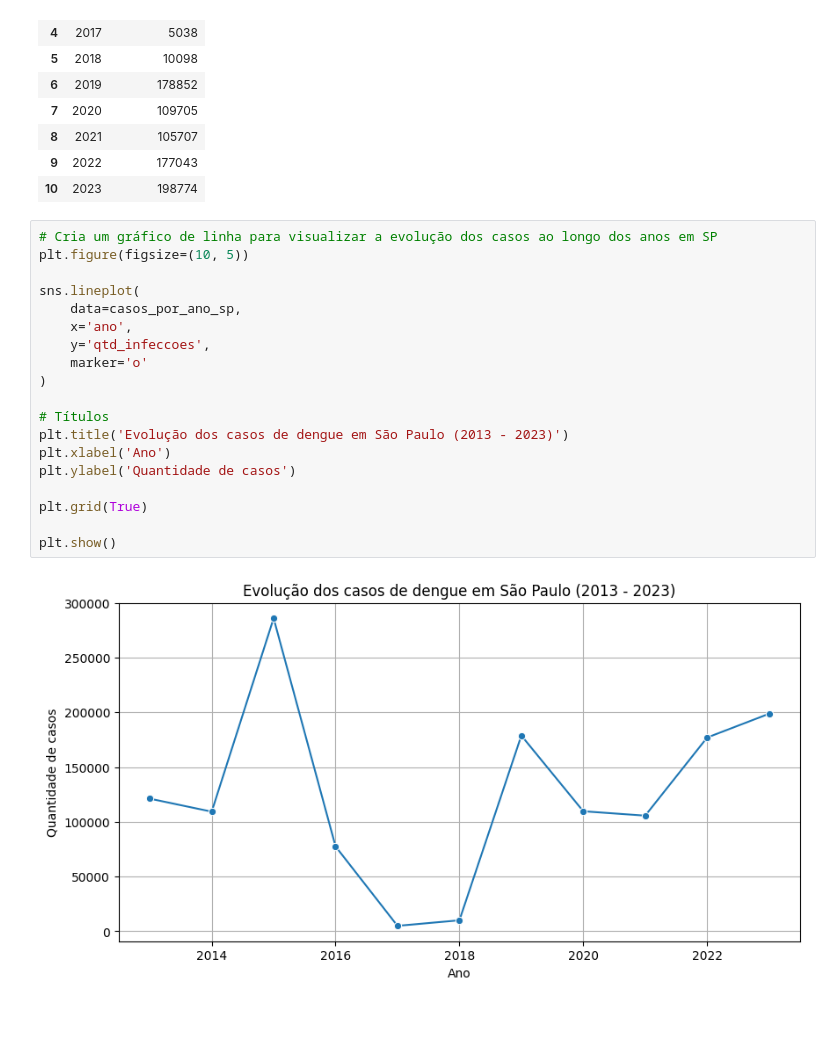
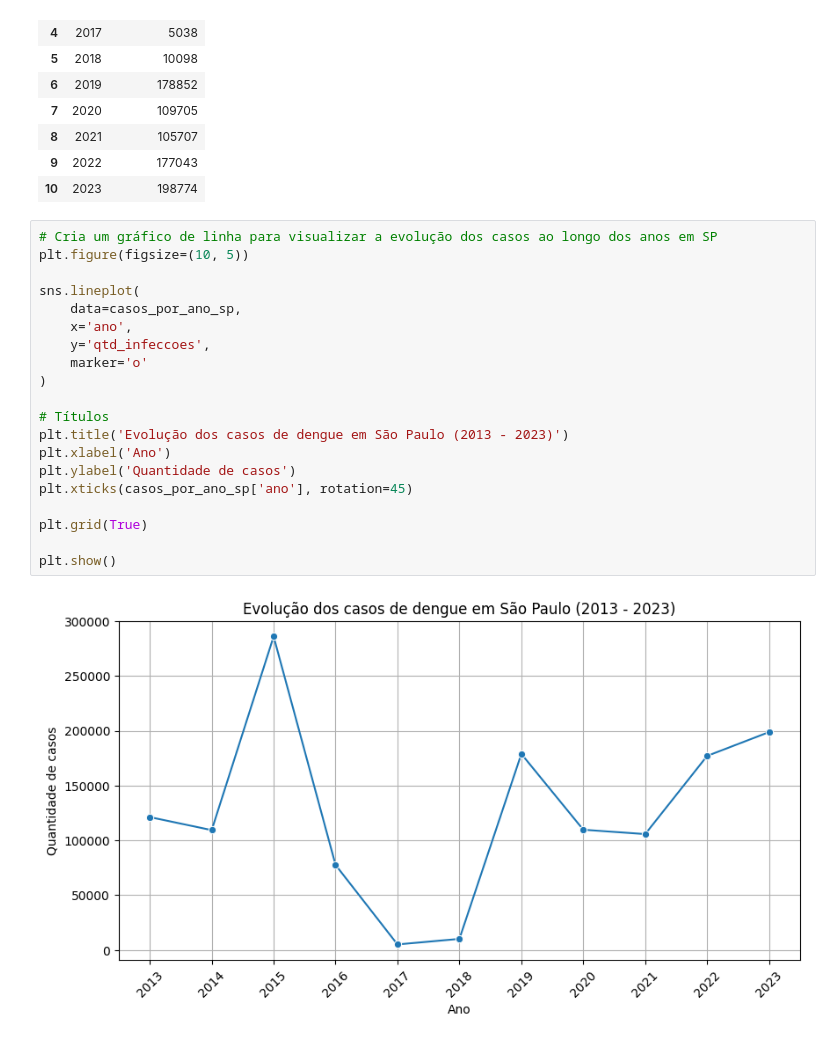
Before and after one commit to AleLucasG/Pos_Tech_FIAP_Data_Analytics, a Jupyter notebook: 01-data-analytics/handson/handson-01-analise-dados-storytelling/Desafio - Análise de Dados e Storytelling.ipynb, the cells around one changed output. Cells and saved outputs as stored; diff of their text form.

```diff
--- a/01-data-analytics/handson/handson-01-analise-dados-storytelling/Desafio - Análise de Dados e Storytelling.ipynb
+++ b/01-data-analytics/handson/handson-01-analise-dados-storytelling/Desafio - Análise de Dados e Storytelling.ipynb
@@ -103,21 +103,22 @@ casos_por_ano_sp
 # %%
 # Cria um gráfico de linha para visualizar a evolução dos casos ao longo dos anos em SP
 plt.figure(figsize=(10, 5))
 
 sns.lineplot(
     data=casos_por_ano_sp,
     x='ano',
     y='qtd_infeccoes',
     marker='o'
 )
 
 # Títulos
 plt.title('Evolução dos casos de dengue em São Paulo (2013 - 2023)')
 plt.xlabel('Ano')
 plt.ylabel('Quantidade de casos')
+plt.xticks(casos_por_ano_sp['ano'], rotation=45)
 
 plt.grid(True)
 
 plt.show()
 # %% [output]
-[figure, old version]
+[figure, new version]
```
Also changed, not shown: parts of 13 cells of this notebook.
